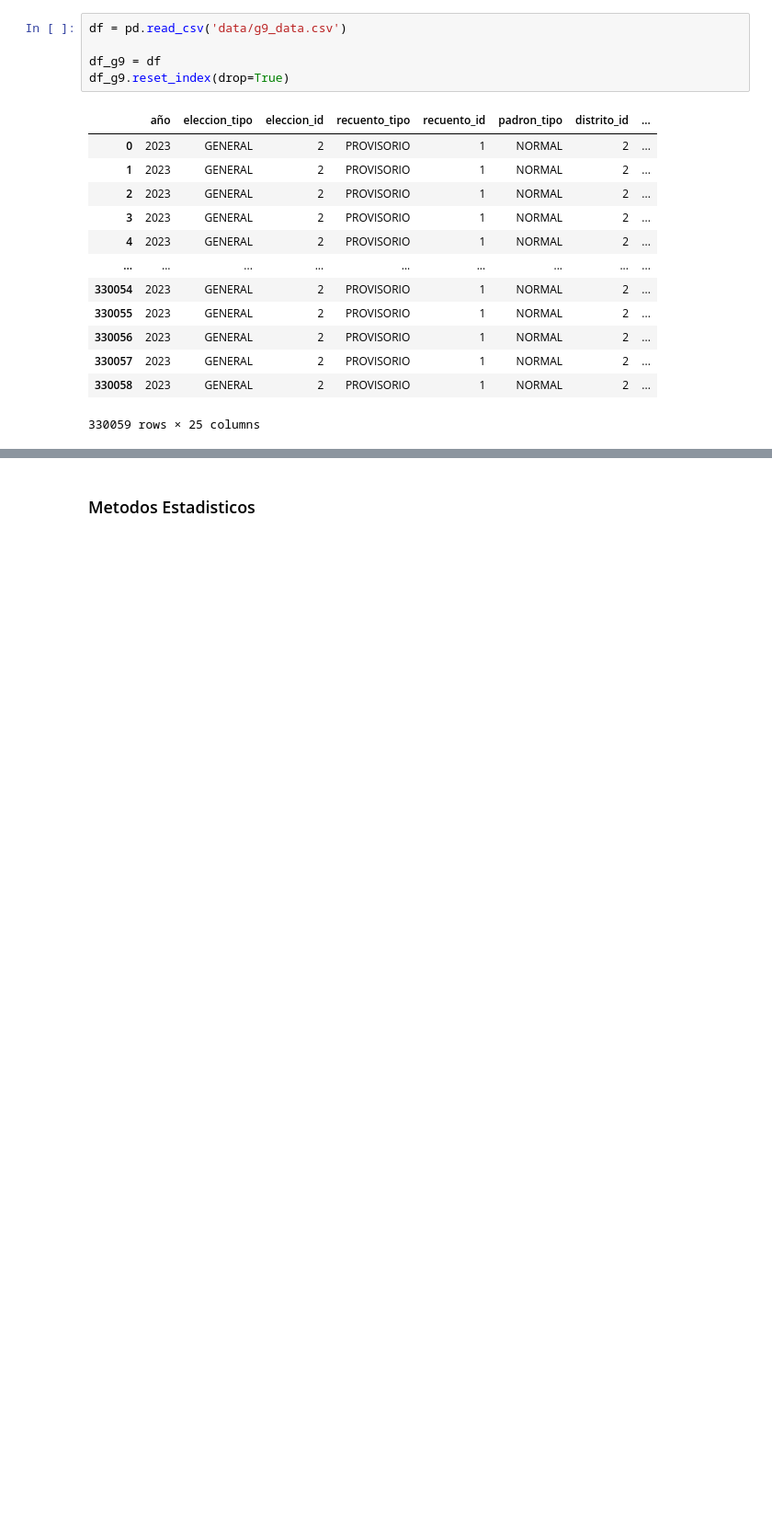
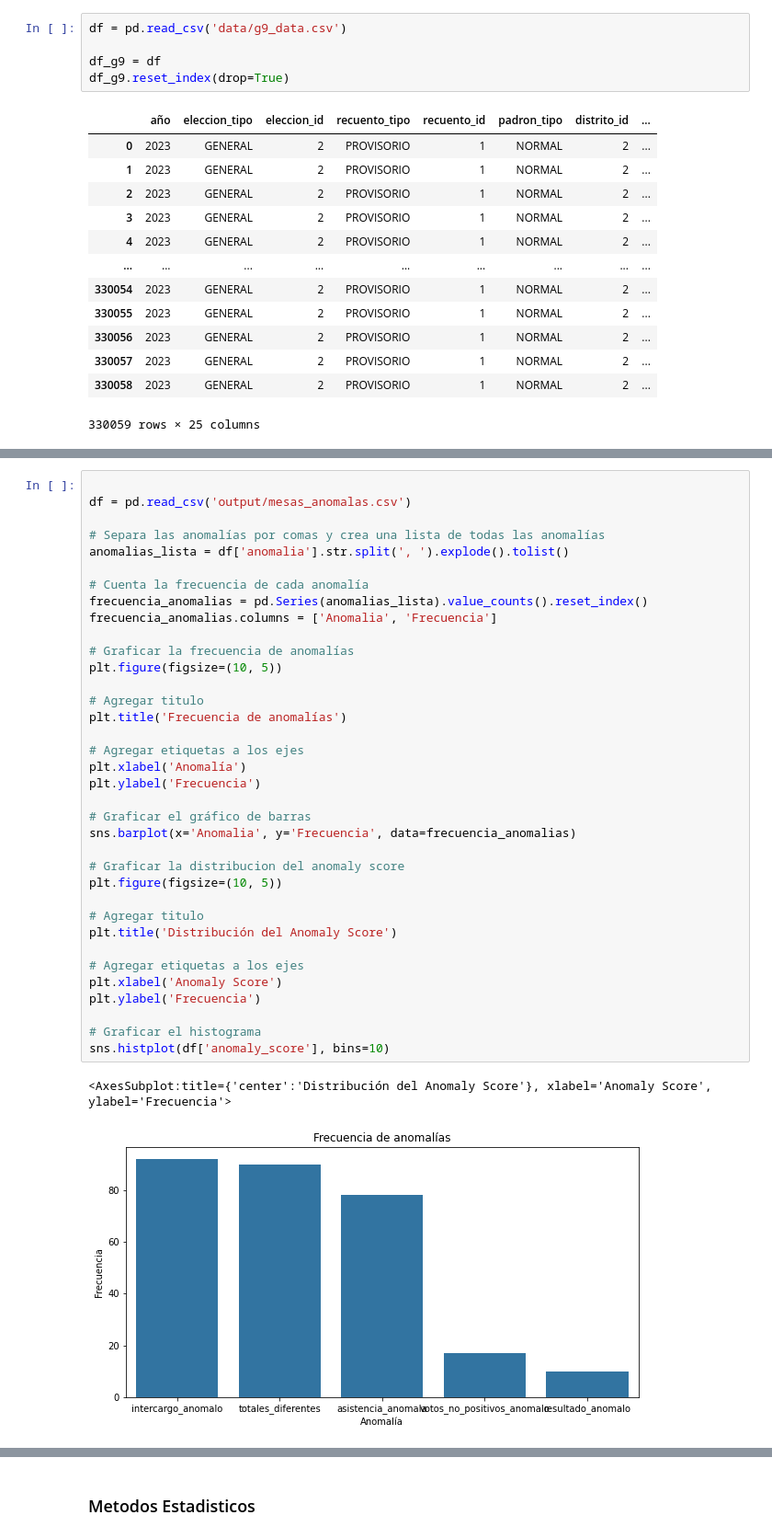
Before and after one commit to Martosaied/calidad-datos, a Jupyter notebook: TP Final/deteccion_anomalias.ipynb, the cells around one changed output, grey strips where cells are left out. Shown at 92% size. Cells and saved outputs as stored; diff of their text form; blank space fills up the shorter version.

```diff
--- a/TP Final/deteccion_anomalias.ipynb
+++ b/TP Final/deteccion_anomalias.ipynb
@@ -266,0 +349,39 @@ df.sort_values(by='diff_asistencia', ascending=False)[['mesa_id','seccion_nombre
+# %%
+
+df = pd.read_csv('output/mesas_anomalas.csv')
+
+# Separa las anomalías por comas y crea una lista de todas las anomalías
+anomalias_lista = df['anomalia'].str.split(', ').explode().tolist()
+
+# Cuenta la frecuencia de cada anomalía
+frecuencia_anomalias = pd.Series(anomalias_lista).value_counts().reset_index()
+frecuencia_anomalias.columns = ['Anomalia', 'Frecuencia']
+
+# Graficar la frecuencia de anomalías
+plt.figure(figsize=(10, 5))
+
+# Agregar titulo
+plt.title('Frecuencia de anomalías')
+
+# Agregar etiquetas a los ejes
+plt.xlabel('Anomalía')
+plt.ylabel('Frecuencia')
+
+# Graficar el gráfico de barras
+sns.barplot(x='Anomalia', y='Frecuencia', data=frecuencia_anomalias)
+
+# Graficar la distribucion del anomaly score
+plt.figure(figsize=(10, 5))
+
+# Agregar titulo
+plt.title('Distribución del Anomaly Score')
+
+# Agregar etiquetas a los ejes
+plt.xlabel('Anomaly Score')
+plt.ylabel('Frecuencia')
+
+# Graficar el histograma
+sns.histplot(df['anomaly_score'], bins=10)
+# %% [output]
+<AxesSubplot:title={'center':'Distribución del Anomaly Score'}, xlabel='Anomaly Score', ylabel='Frecuencia'>
+[figure, added]
```
Also changed, not shown: parts of 28 cells of this notebook, 1 other file.
